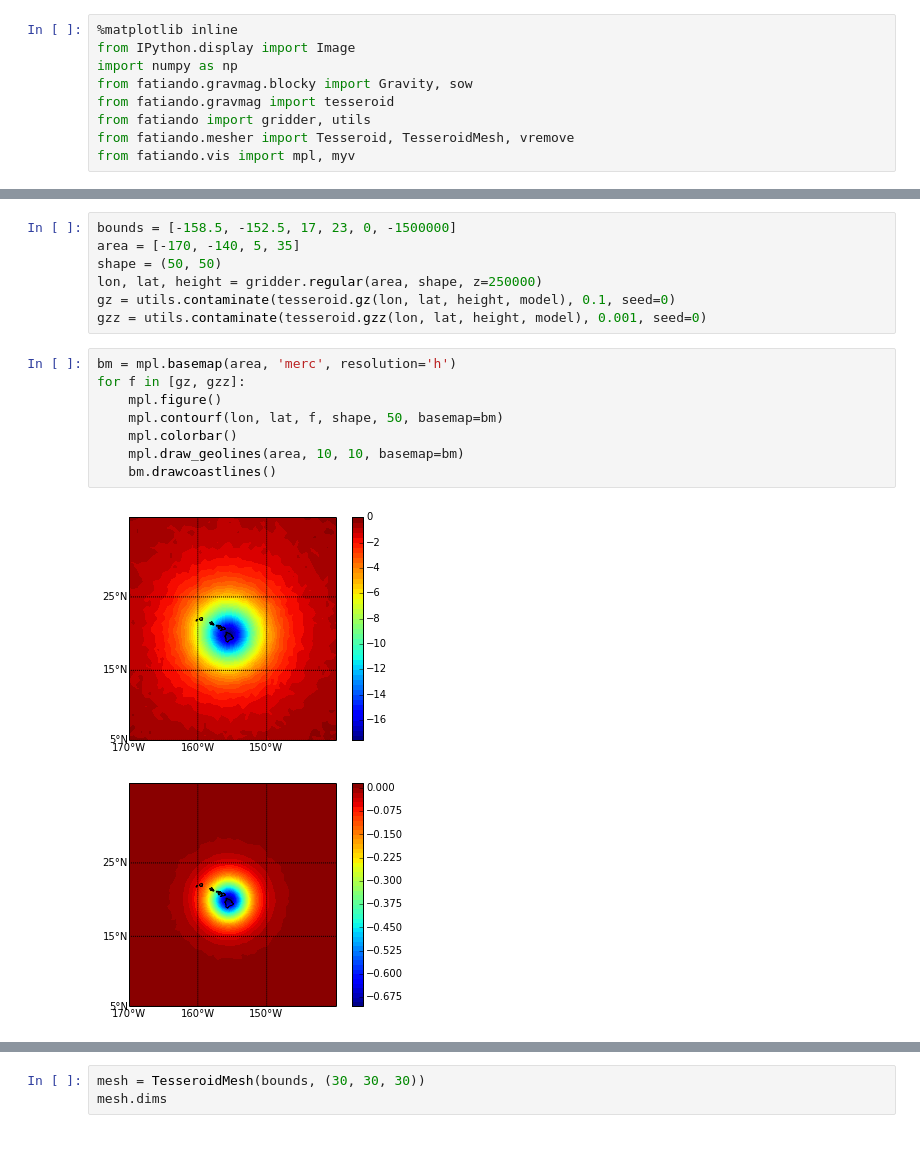
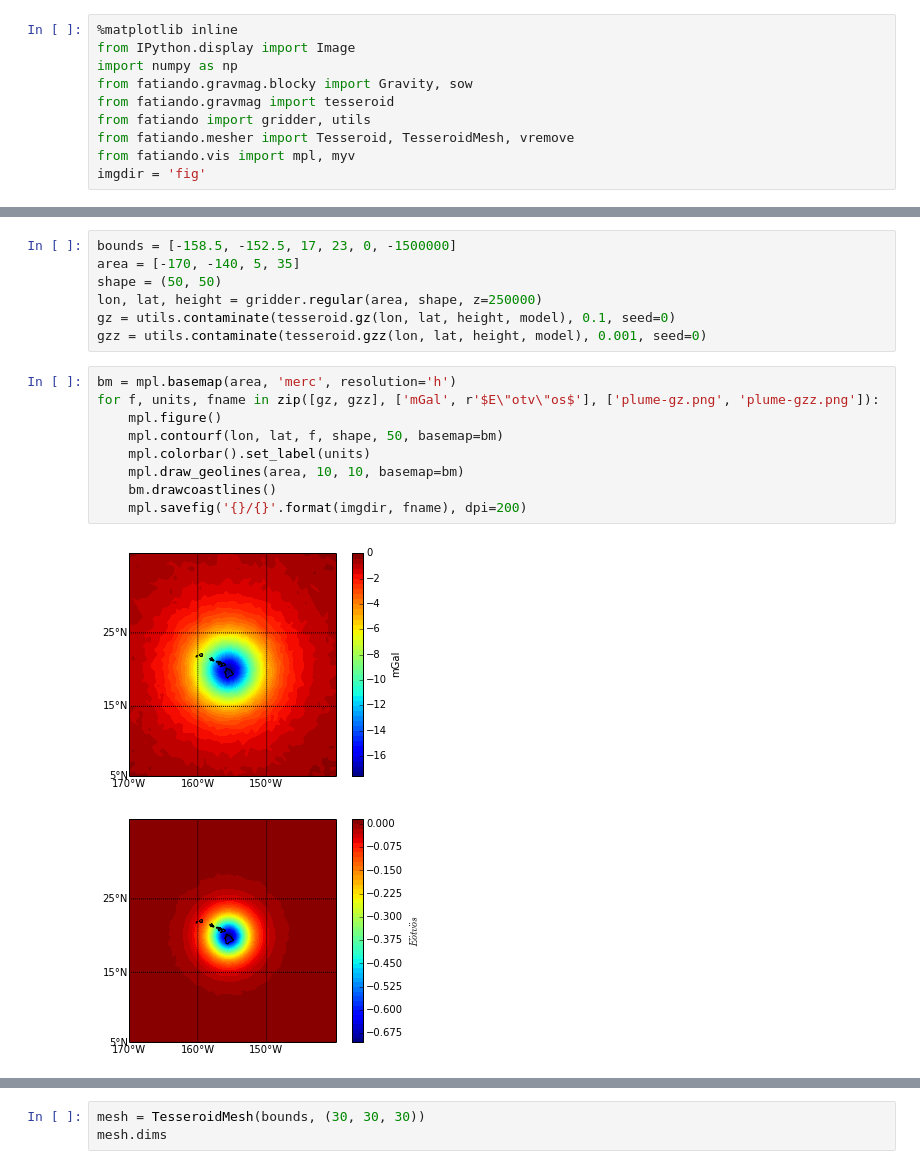
Before and after one commit to leouieda/egu2014, a Jupyter notebook: notebooks/plume.ipynb, the cells around one changed output, grey strips where cells are left out. Saved outputs shown, nothing was run; the diff lists cells and outputs as text.

Commit message:
Added proper images for plume synthetic

```diff
--- a/notebooks/plume.ipynb
+++ b/notebooks/plume.ipynb
@@ -7,6 +7,7 @@ from fatiando.gravmag import tesseroid
 from fatiando import gridder, utils
 from fatiando.mesher import Tesseroid, TesseroidMesh, vremove
 from fatiando.vis import mpl, myv
+imgdir = 'fig'
 # %%
 props = {'density':-50}
 model = [Tesseroid(-156.5, -154.5, 19, 21, -100000, -300000, props),
@@ -24,13 +40,14 @@ gz = utils.contaminate(tesseroid.gz(lon, lat, height, model), 0.1, seed=0)
 gzz = utils.contaminate(tesseroid.gzz(lon, lat, height, model), 0.001, seed=0)
 # %%
 bm = mpl.basemap(area, 'merc', resolution='h')
-for f in [gz, gzz]:
+for f, units, fname in zip([gz, gzz], ['mGal', r'$E\"otv\"os$'], ['plume-gz.png', 'plume-gzz.png']):
     mpl.figure()
     mpl.contourf(lon, lat, f, shape, 50, basemap=bm)
-    mpl.colorbar()
+    mpl.colorbar().set_label(units)
     mpl.draw_geolines(area, 10, 10, basemap=bm)
     bm.drawcoastlines()
+    mpl.savefig('{}/{}'.format(imgdir, fname), dpi=200)
 # %% [output]
-[figure, old version]
+[figure, new version]
-[figure, old version]
+[figure, new version]
 # %%
```
Also changed, not shown: parts of 10 cells of this notebook, 12 other files.
